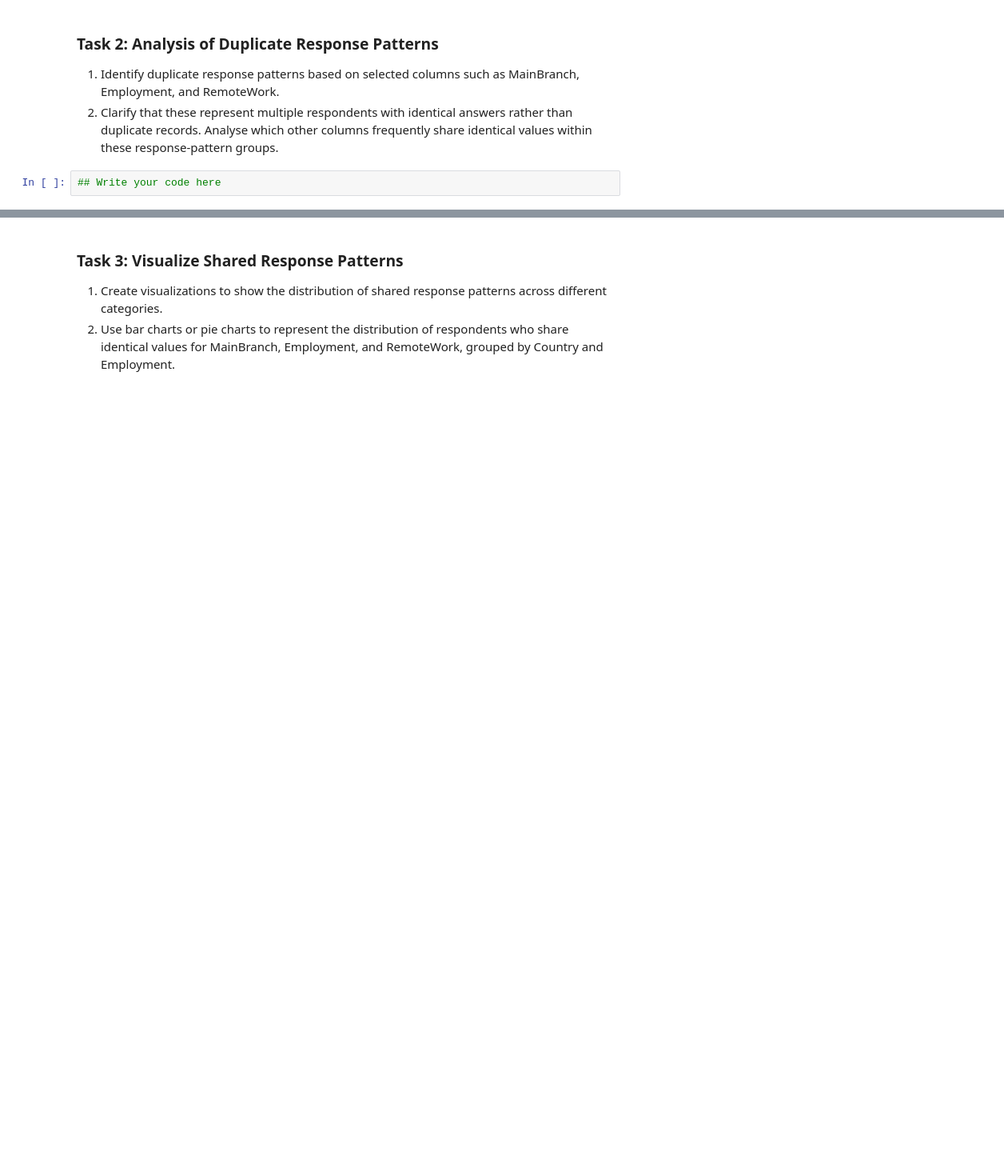
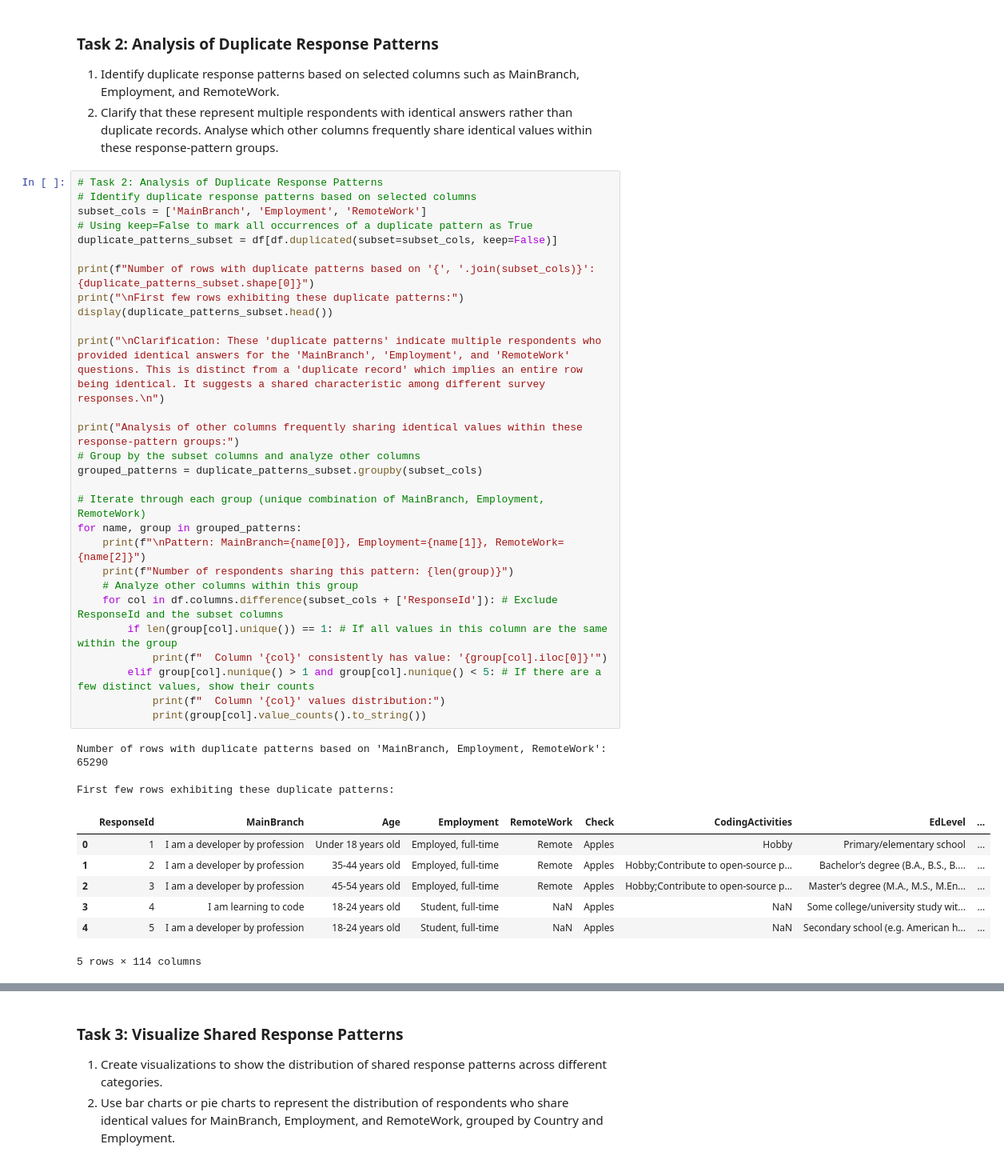
Before and after one commit to Sumant-crty/IBM-Data-Analyst-Capstone-Project, a Jupyter notebook: Hands-on Lab Finding Duplicates_v2.ipynb, the cells around one changed output, grey strips where cells are left out. Shown at 80% size. Cells and saved outputs as stored; diff of their text form; blank space fills up the shorter version.

```diff
--- a/Hands-on Lab Finding Duplicates_v2.ipynb
+++ b/Hands-on Lab Finding Duplicates_v2.ipynb
@@ -68,5 +102,42 @@ Note: If you are working on a local Jupyter environment, you can use the URL dir
 ### Task 2: Analysis of Duplicate Response Patterns
 1. Identify duplicate response patterns based on selected columns such as MainBranch, Employment, and RemoteWork.
 2. Clarify that these represent multiple respondents with identical answers rather than duplicate records. Analyse which other columns frequently share identical values within these response-pattern groups.
-# %%
-## Write your code here
+# %%
+# Task 2: Analysis of Duplicate Response Patterns
+# Identify duplicate response patterns based on selected columns
+subset_cols = ['MainBranch', 'Employment', 'RemoteWork']
+# Using keep=False to mark all occurrences of a duplicate pattern as True
+duplicate_patterns_subset = df[df.duplicated(subset=subset_cols, keep=False)]
+
+print(f"Number of rows with duplicate patterns based on '{', '.join(subset_cols)}': {duplicate_patterns_subset.shape[0]}")
+print("\nFirst few rows exhibiting these duplicate patterns:")
+display(duplicate_patterns_subset.head())
+
+print("\nClarification: These 'duplicate patterns' indicate multiple respondents who provided identical answers for the 'MainBranch', 'Employment', and 'RemoteWork' questions. This is distinct from a 'duplicate record' which implies an entire row being identical. It suggests a shared characteristic among different survey responses.\n")
+
+print("Analysis of other columns frequently sharing identical values within these response-pattern groups:")
+# Group by the subset columns and analyze other columns
+grouped_patterns = duplicate_patterns_subset.groupby(subset_cols)
+
+# Iterate through each group (unique combination of MainBranch, Employment, RemoteWork)
+for name, group in grouped_patterns:
+    print(f"\nPattern: MainBranch={name[0]}, Employment={name[1]}, RemoteWork={name[2]}")
+    print(f"Number of respondents sharing this pattern: {len(group)}")
+    # Analyze other columns within this group
+    for col in df.columns.difference(subset_cols + ['ResponseId']): # Exclude ResponseId and the subset columns
+        if len(group[col].unique()) == 1: # If all values in this column are the same within the group
+            print(f"  Column '{col}' consistently has value: '{group[col].iloc[0]}'")
+        elif group[col].nunique() > 1 and group[col].nunique() < 5: # If there are a few distinct values, show their counts
+            print(f"  Column '{col}' values distribution:")
+            print(group[col].value_counts().to_string())
+# %% [output]
+Number of rows with duplicate patterns based on 'MainBranch, Employment, RemoteWork': 65290
+
+First few rows exhibiting these duplicate patterns:
+|  | ResponseId | MainBranch | Age | Employment | RemoteWork | Check | CodingActivities | EdLevel | ... |
+| 0 | 1 | I am a developer by profession | Under 18 years old | Employed, full-time | Remote | Apples | Hobby | Primary/elementary school | ... |
+| 1 | 2 | I am a developer by profession | 35-44 years old | Employed, full-time | Remote | Apples | Hobby;Contribute to open-source p... | Bachelor’s degree (B.A., B.S., B.... | ... |
+| 2 | 3 | I am a developer by profession | 45-54 years old | Employed, full-time | Remote | Apples | Hobby;Contribute to open-source p... | Master’s degree (M.A., M.S., M.En... | ... |
+| 3 | 4 | I am learning to code | 18-24 years old | Student, full-time | NaN | Apples | NaN | Some college/university study wit... | ... |
+| 4 | 5 | I am a developer by profession | 18-24 years old | Student, full-time | NaN | Apples | NaN | Secondary school (e.g. American h... | ... |
+5 rows × 114 columns
```
Also changed, not shown: parts of 12 cells of this notebook.
